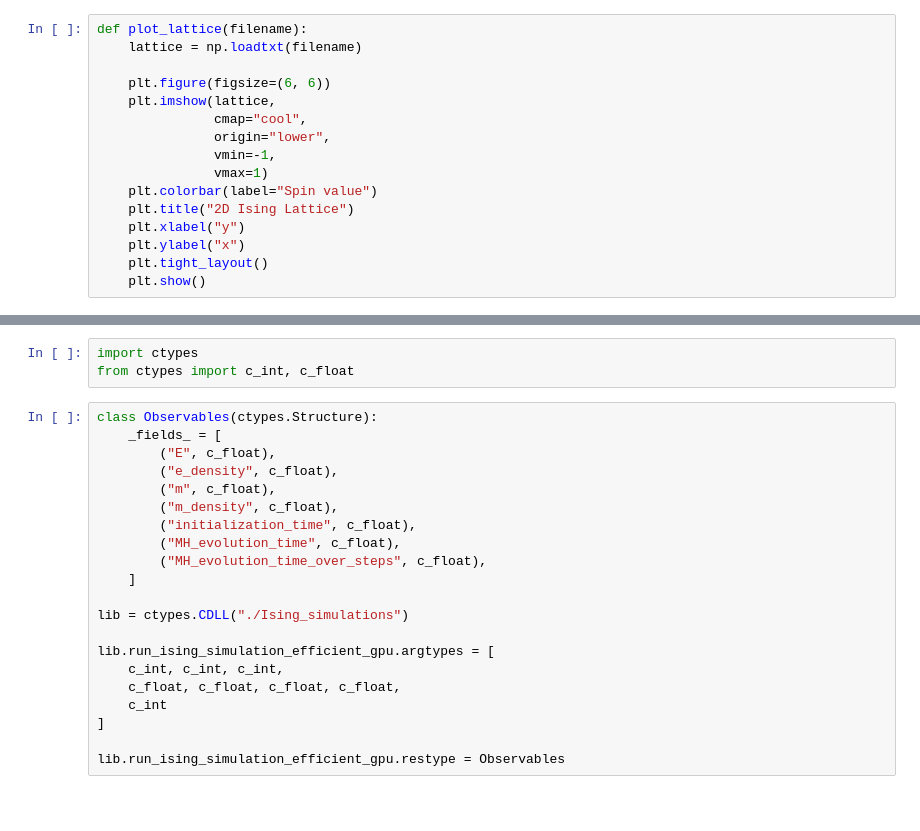
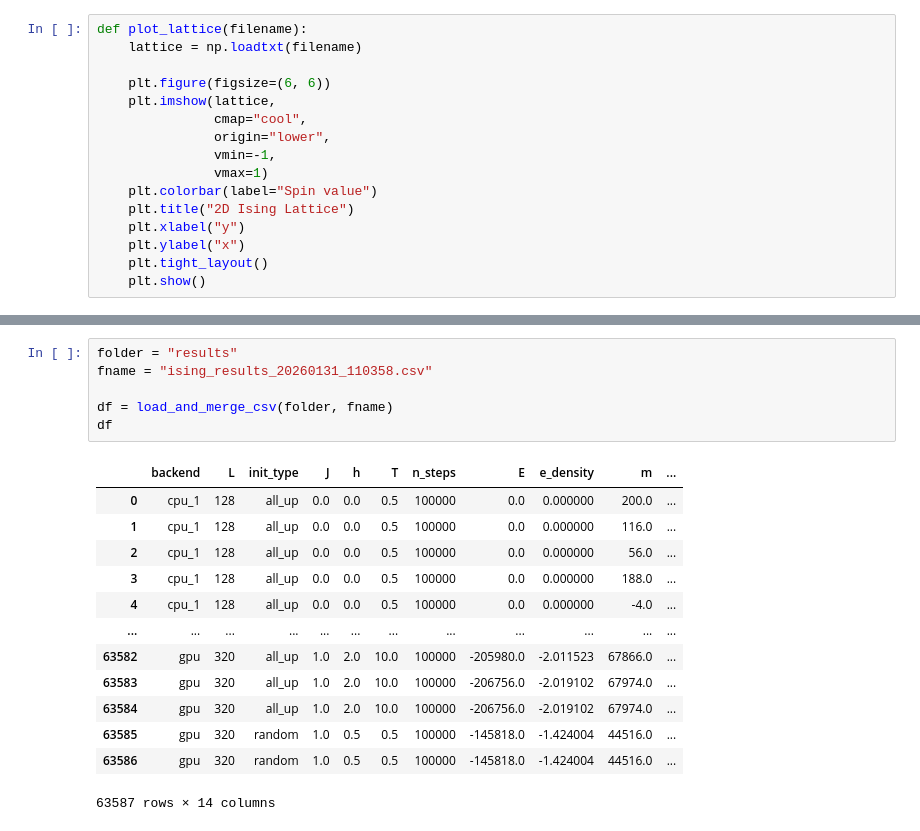
Before and after one commit to nicolomontagner02/GPU_Ising_model, a Jupyter notebook: Post_processing.ipynb, the cells around one changed output, grey strips where cells are left out. Cells and saved outputs as stored; diff of their text form; blank space fills up the shorter version.

```diff
--- a/Post_processing.ipynb
+++ b/Post_processing.ipynb
@@ -31,24 +61,20 @@ plot_lattice("data/ising_J1.000_h1.000_T100.000_Lx300_Ly300_MC1000000.dat")
 # %%
-import ctypes
-from ctypes import c_int, c_float
+folder = "results"
+fname = "ising_results_20260131_110358.csv"
+
+df = load_and_merge_csv(folder, fname)
+df
+# %% [output]
+|  | backend | L | init_type | J | h | T | n_steps | E | e_density | m | ... |
+| 0 | cpu_1 | 128 | all_up | 0.0 | 0.0 | 0.5 | 100000 | 0.0 | 0.000000 | 200.0 | ... |
+| 1 | cpu_1 | 128 | all_up | 0.0 | 0.0 | 0.5 | 100000 | 0.0 | 0.000000 | 116.0 | ... |
+| 2 | cpu_1 | 128 | all_up | 0.0 | 0.0 | 0.5 | 100000 | 0.0 | 0.000000 | 56.0 | ... |
+| 3 | cpu_1 | 128 | all_up | 0.0 | 0.0 | 0.5 | 100000 | 0.0 | 0.000000 | 188.0 | ... |
+| 4 | cpu_1 | 128 | all_up | 0.0 | 0.0 | 0.5 | 100000 | 0.0 | 0.000000 | -4.0 | ... |
+| ... | ... | ... | ... | ... | ... | ... | ... | ... | ... | ... | ... |
+| 63582 | gpu | 320 | all_up | 1.0 | 2.0 | 10.0 | 100000 | -205980.0 | -2.011523 | 67866.0 | ... |
+| 63583 | gpu | 320 | all_up | 1.0 | 2.0 | 10.0 | 100000 | -206756.0 | -2.019102 | 67974.0 | ... |
+| 63584 | gpu | 320 | all_up | 1.0 | 2.0 | 10.0 | 100000 | -206756.0 | -2.019102 | 67974.0 | ... |
+| 63585 | gpu | 320 | random | 1.0 | 0.5 | 0.5 | 100000 | -145818.0 | -1.424004 | 44516.0 | ... |
+| 63586 | gpu | 320 | random | 1.0 | 0.5 | 0.5 | 100000 | -145818.0 | -1.424004 | 44516.0 | ... |
+63587 rows × 14 columns
-# %%
-class Observables(ctypes.Structure):
-    _fields_ = [
-        ("E", c_float),
-        ("e_density", c_float),
-        ("m", c_float),
-        ("m_density", c_float),
-        ("initialization_time", c_float),
-        ("MH_evolution_time", c_float),
-        ("MH_evolution_time_over_steps", c_float),
-    ]
-
-lib = ctypes.CDLL("./Ising_simulations")
-
-lib.run_ising_simulation_efficient_gpu.argtypes = [
-    c_int, c_int, c_int,
-    c_float, c_float, c_float, c_float,
-    c_int
-]
-
-lib.run_ising_simulation_efficient_gpu.restype = Observables
```
Also changed, not shown: parts of 10 cells of this notebook, 3 other files.
